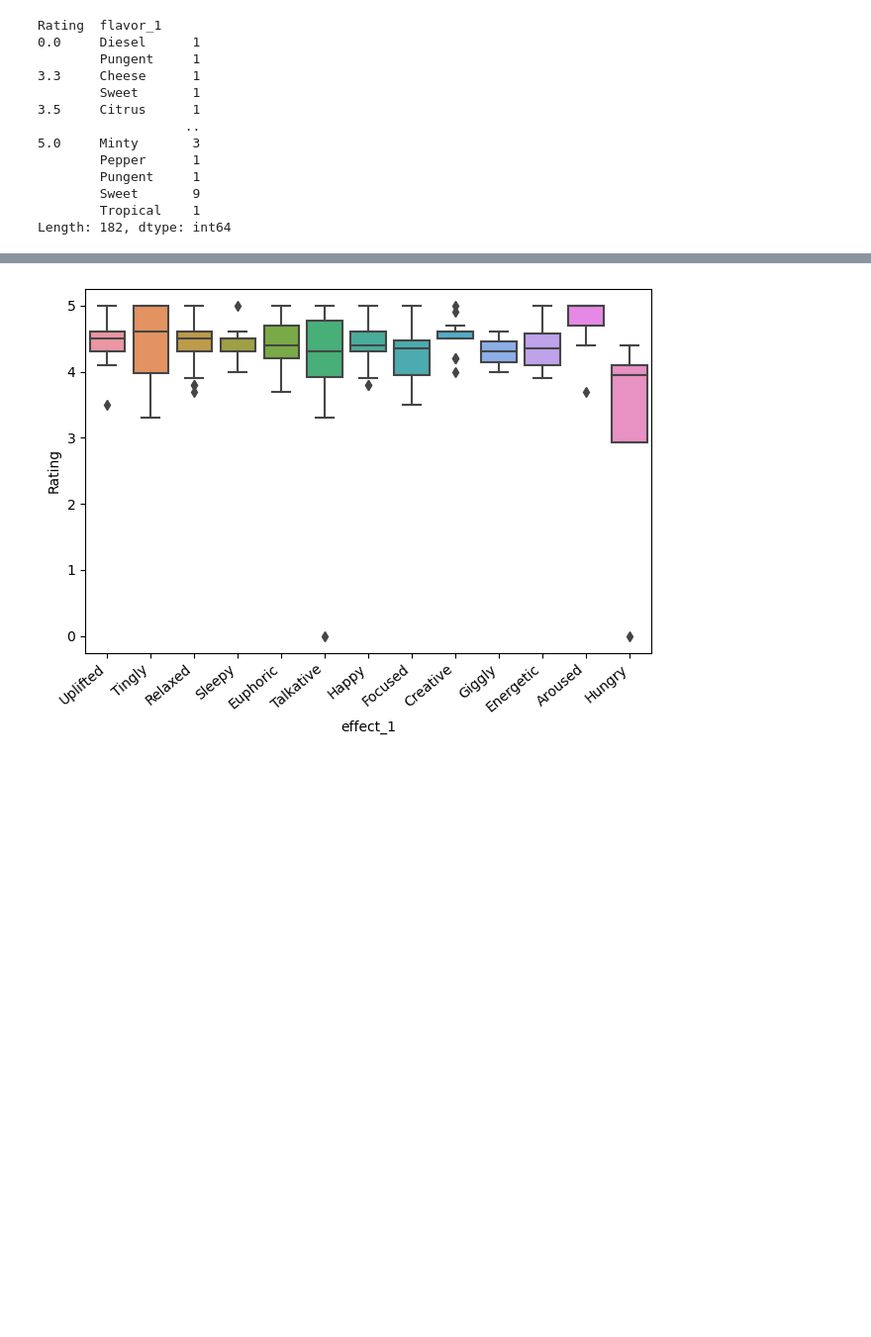
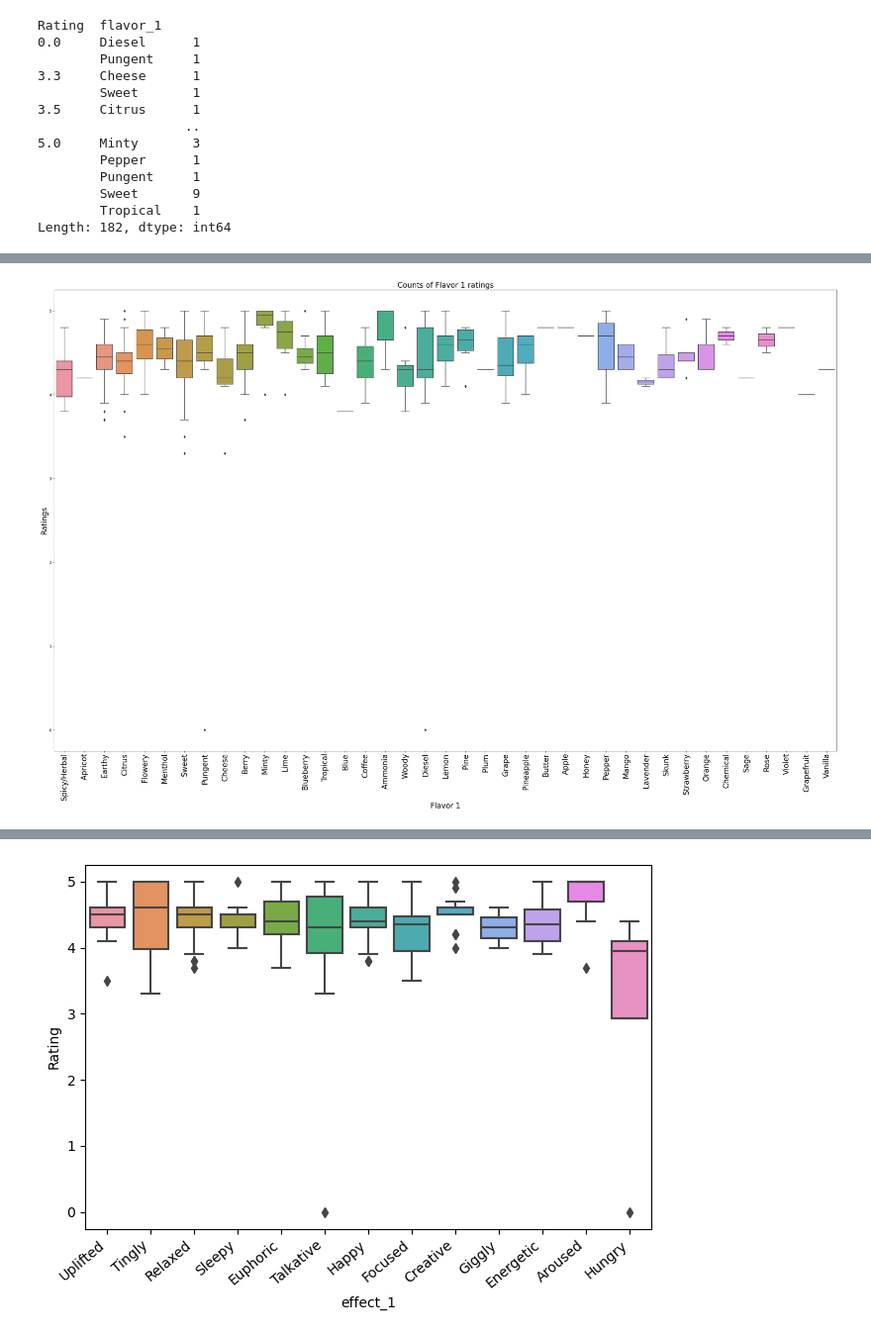
Before and after one commit to Berli85/SMU-Project-1-MaryJane, a Jupyter notebook: Complete_Code/complete_code_Project 1.ipynb, the cells around one changed output, grey strips where cells are left out. Shown at 99% size. Cells and saved outputs as stored; diff of their text form; code cells hidden in the pictures; blank space fills up the shorter version.

```diff
--- a/Complete_Code/complete_code_Project 1.ipynb
+++ b/Complete_Code/complete_code_Project 1.ipynb
@@ -575,7 +611,12 @@ Length: 182, dtype: int64
 # %%
-# #Create a box plot with types and ratings
-# box_plot_f1 = sns.boxplot(data=OD3,x="flavor_1",y="Rating")
-# box_plot_f1.set_xticklabels(box_plot_e1.get_xticklabels(), rotation=90)
-# plt.title("Counts of Flavor 1 ratings")
-# plt.tight_layout()
-# plt.show()
+#Create a box plot with flavors and ratings
+plt.figure(figsize=(30,20))
+box_plot_f1 = sns.boxplot(data=OD3,x="flavor_1",y="Rating")
+box_plot_f1.set_xticklabels(box_plot_f1.get_xticklabels(), rotation=90, fontsize=20)
+plt.title("Counts of Flavor 1 ratings", fontsize=20)
+plt.xlabel("Flavor 1", fontsize=20)
+plt.ylabel("Ratings", fontsize=20)
+plt.tight_layout()
+plt.show()
+# %% [output]
+[figure, added]
```
Also changed, not shown: parts of 13 cells of this notebook, 1 other file.
